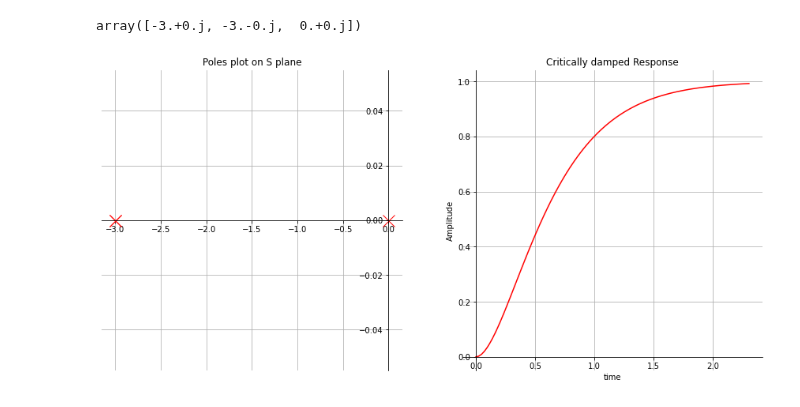
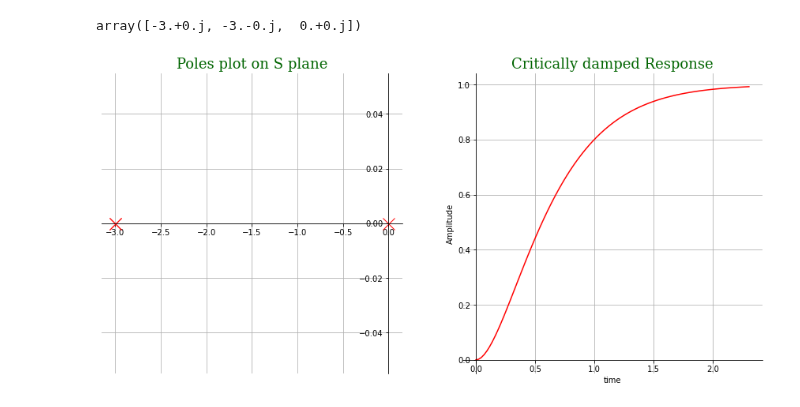
Before and after one commit to sayedul79/python-control-system, a Jupyter notebook: second-order-system-code.ipynb, the cells around one changed output. Saved outputs shown, nothing was run; the diff lists cells and outputs as text; code cells hidden in the pictures.

```diff
--- a/second-order-system-code.ipynb
+++ b/second-order-system-code.ipynb
@@ -30,7 +30,14 @@ def spine_origin(axes_index, xlabel, ylabel, title):
     ax[axes_index].spines["top"].set_visible(False)
     ax[axes_index].set_xlabel(xlabel)
     ax[axes_index].set_ylabel(ylabel)
-    ax[axes_index].set_title(title)
+    ax[axes_index].set_title(title, fontdict=font)
+
+# defint text font properties
+font = {'family': 'serif',
+        'color':  'DarkGreen',
+        'weight': 'normal',
+        'size': 18,
+        }
 spine_origin(0, None, None, "Poles plot on S plane")
 ax[0].grid()
 
@@ -67,7 +74,14 @@ def spine_origin(axes_index, xlabel, ylabel, title):
     ax[axes_index].spines["top"].set_visible(False)
     ax[axes_index].set_xlabel(xlabel)
     ax[axes_index].set_ylabel(ylabel)
-    ax[axes_index].set_title(title)
+    ax[axes_index].set_title(title, fontdict=font)
+
+# defint text font properties
+font = {'family': 'serif',
+        'color':  'DarkGreen',
+        'weight': 'normal',
+        'size': 18,
+        }
 spine_origin(0, None, None, "Poles plot on S plane")
 ax[0].grid()
 
@@ -105,7 +139,14 @@ def spine_origin(axes_index, xlabel, ylabel, title):
     ax[axes_index].spines["top"].set_visible(False)
     ax[axes_index].set_xlabel(xlabel)
     ax[axes_index].set_ylabel(ylabel)
-    ax[axes_index].set_title(title)
+    ax[axes_index].set_title(title, fontdict=font)
+
+# defint text font properties
+font = {'family': 'serif',
+        'color':  'DarkGreen',
+        'weight': 'normal',
+        'size': 18,
+        }
 spine_origin(0, None, None, "Poles plot on S plane")
 ax[0].grid()
 
@@ -130,28 +171,35 @@ array([-3.+0.j, -3.-0.j,  0.+0.j])
 # %%
 fig, ax=plt.subplots(nrows=1, ncols=2, figsize=(15,7))
 ax[0].plot(poles.real, poles.imag,
            marker="x",
            color="red",
            linestyle="none",
            markersize=15)
 def spine_origin(axes_index, xlabel, ylabel, title):
     #move left y axis and bottom x axis to center (0,0)
     ax[axes_index].spines["left"].set_position(("data",0))
     ax[axes_index].spines["bottom"].set_position(("data", 0))
     #Eliminate upper and right axes
     ax[axes_index].spines["right"].set_visible(False)
     ax[axes_index].spines["top"].set_visible(False)
     ax[axes_index].set_xlabel(xlabel)
     ax[axes_index].set_ylabel(ylabel)
-    ax[axes_index].set_title(title)
+    ax[axes_index].set_title(title, fontdict=font)
+
+# defint text font properties
+font = {'family': 'serif',
+        'color':  'DarkGreen',
+        'weight': 'normal',
+        'size': 18,
+        }
 spine_origin(0, None, None, "Poles plot on S plane")
 ax[0].grid()
 
 #Step Response
 #t=np.arange(0, 10, 0.1)
 t, y = co.step_response(G) # calculate the step response of G1
 ax[1].plot(t, y, color="red")
 spine_origin(1, "time", "Amplitude", "Critically damped Response")
 ax[1].grid()
 # %% [output]
-[figure, old version]
+[figure, new version]
```
Also changed, not shown: parts of 6 cells of this notebook.
